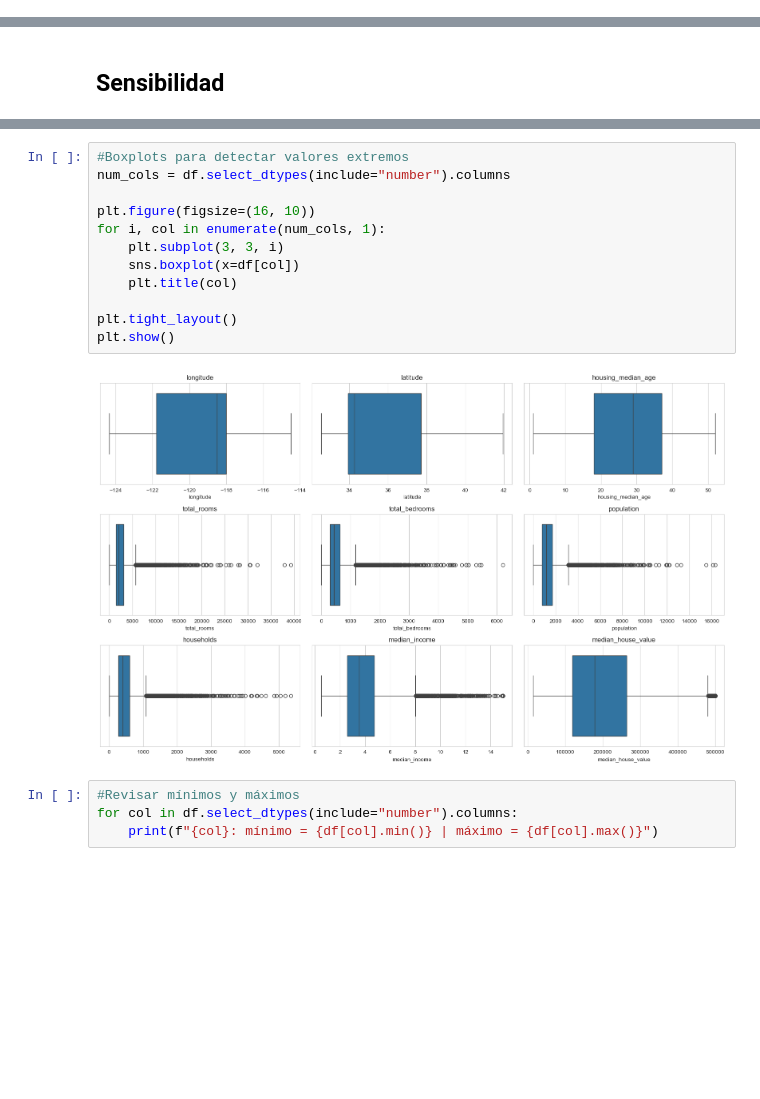
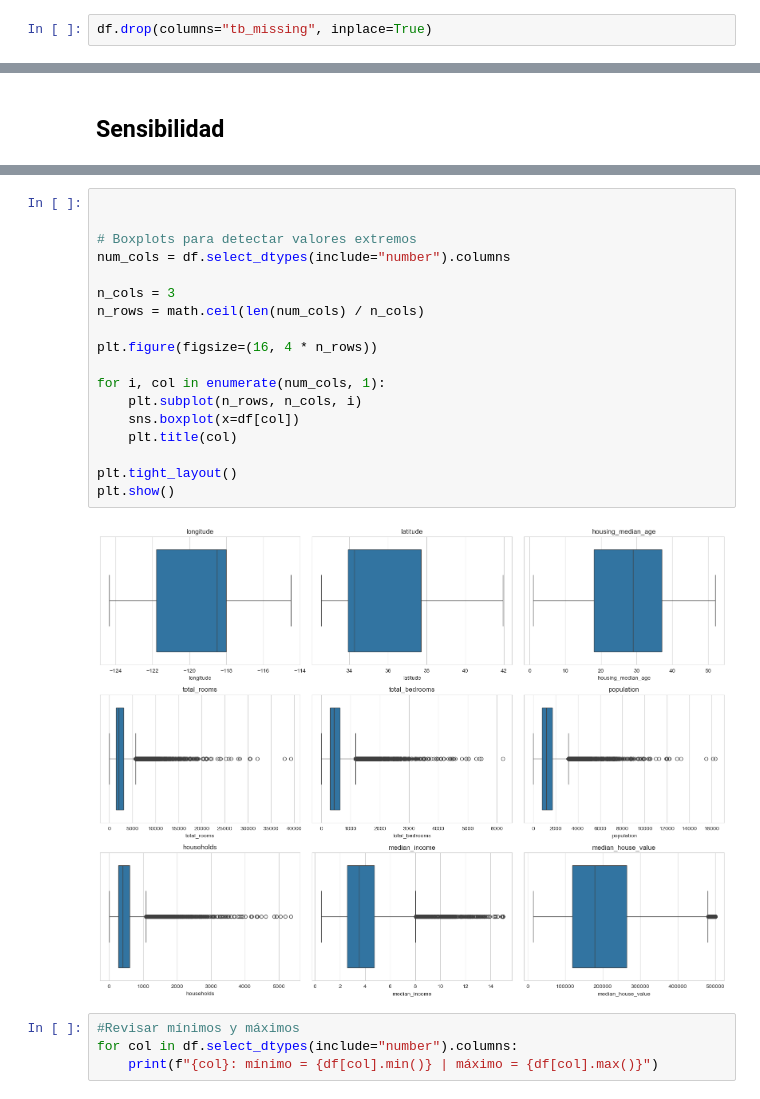
Before and after one commit to gbberru/ds-ml-final-project, a Jupyter notebook: notebooks/01_exploracion.ipynb, the cells around one changed output, grey strips where cells are left out. Drawn from its saved outputs; the diff is of its cells as text; blank space fills up the shorter version.

```diff
--- a/notebooks/01_exploracion.ipynb
+++ b/notebooks/01_exploracion.ipynb
@@ -189,6 +190,8 @@ df.groupby("tb_missing")[["total_rooms", "population", "households", "median_inc
 | 1 | 2488.708333 | 1444.214286 | 505.690476 | 3.715555 |
 # %%
 # El resultado anterior puede ser MCAR ya que el porcentaje de faltantes por ocean_proximity es muy parecido entre categorías y los promedios de total_rooms, population, households y median_income entre filas con y sin faltantes no cambian de forma fuerte
+# %%
+df.drop(columns="tb_missing", inplace=True)
 # %% [markdown]
 ## Precision
 # %%
@@ -332,19 +335,25 @@ df.describe(percentiles=[0.01, 0.05, 0.25, 0.5, 0.75, 0.95, 0.99]).T
 | median_income | 16512.0 | 3.870428 | 1.891936 | 0.4999 | 1.0714 | 1.60252 | 2.5625 | 3.5385 | 4.75 | 7.29847 | 10.593209 | ... |
 | median_house_value | 16512.0 | 206333.518653 | 115314.047529 | 14999.0000 | 50000.0000 | 66100.00000 | 119200.0000 | 179200.0000 | 263925.00 | 489270.00000 | 500001.000000 | ... |
 # %%
-#Boxplots para detectar valores extremos
+
+
+# Boxplots para detectar valores extremos
 num_cols = df.select_dtypes(include="number").columns
 
-plt.figure(figsize=(16, 10))
+n_cols = 3
+n_rows = math.ceil(len(num_cols) / n_cols)
+
+plt.figure(figsize=(16, 4 * n_rows))
+
 for i, col in enumerate(num_cols, 1):
-    plt.subplot(3, 3, i)
+    plt.subplot(n_rows, n_cols, i)
     sns.boxplot(x=df[col])
     plt.title(col)
 
 plt.tight_layout()
 plt.show()
 # %% [output]
-[figure, old version]
+[figure, new version]
 # %%
 #Revisar mínimos y máximos
 for col in df.select_dtypes(include="number").columns:
```
Also changed, not shown: parts of 3 cells of this notebook, 3 other files.
